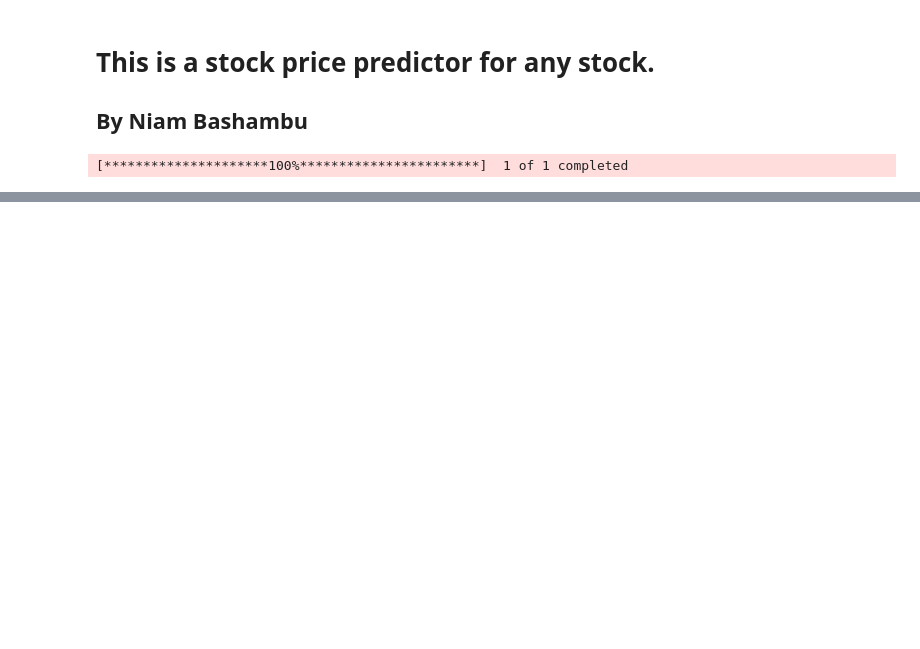
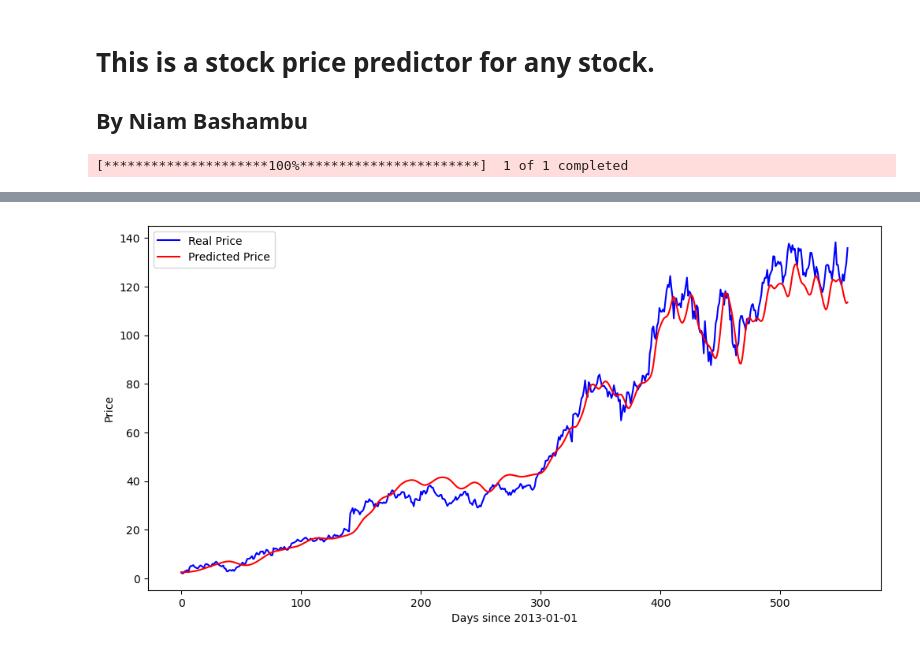
Before and after one commit to NiamBashambu/Stock-Predictor-2.0, a Jupyter notebook: stock_predictor.ipynb, the cells around one changed output, grey strips where cells are left out. Cells and saved outputs as stored; diff of their text form; code cells hidden in the pictures; blank space fills up the shorter version.

Commit message:
changing model

```diff
--- a/stock_predictor.ipynb
+++ b/stock_predictor.ipynb
@@ -134,0 +142,17 @@ model.fit(
+# %%
+
+past_100_days = train.tail(100)
+data_test = pd.concat((past_100_days, test), ignore_index=True)
+
+data_test_scaled = scaler.fit_transform(data_test.values.reshape(-1,1))
+# %%
+x = []
+y = []
+
+for i in range(100, data_test_scaled.shape[0]):
+    x.append(data_test_scaled[i-100:i])
+    y.append(data_test_scaled[i, 0])
+
+x, y = np.array(x), np.array(y)
+# %%
+y_predict = model.predict(x)
@@ -134,0 +161,14 @@ model.fit(
+# %%
+scale = 1/scaler.scale_
+y_predict = y_predict*scale
+y = y*scale
+# %%
+plt.figure(figsize=(12,6))
+plt.plot(y, 'b', label='Real Price')
+plt.plot(y_predict, 'r', label='Predicted Price')
+plt.xlabel('Days since 2013-01-01')
+plt.ylabel('Price')
+plt.legend(loc='upper left')
+plt.show()
+# %% [output]
+[figure, added]
```
Also changed, not shown: parts of 11 cells of this notebook.
